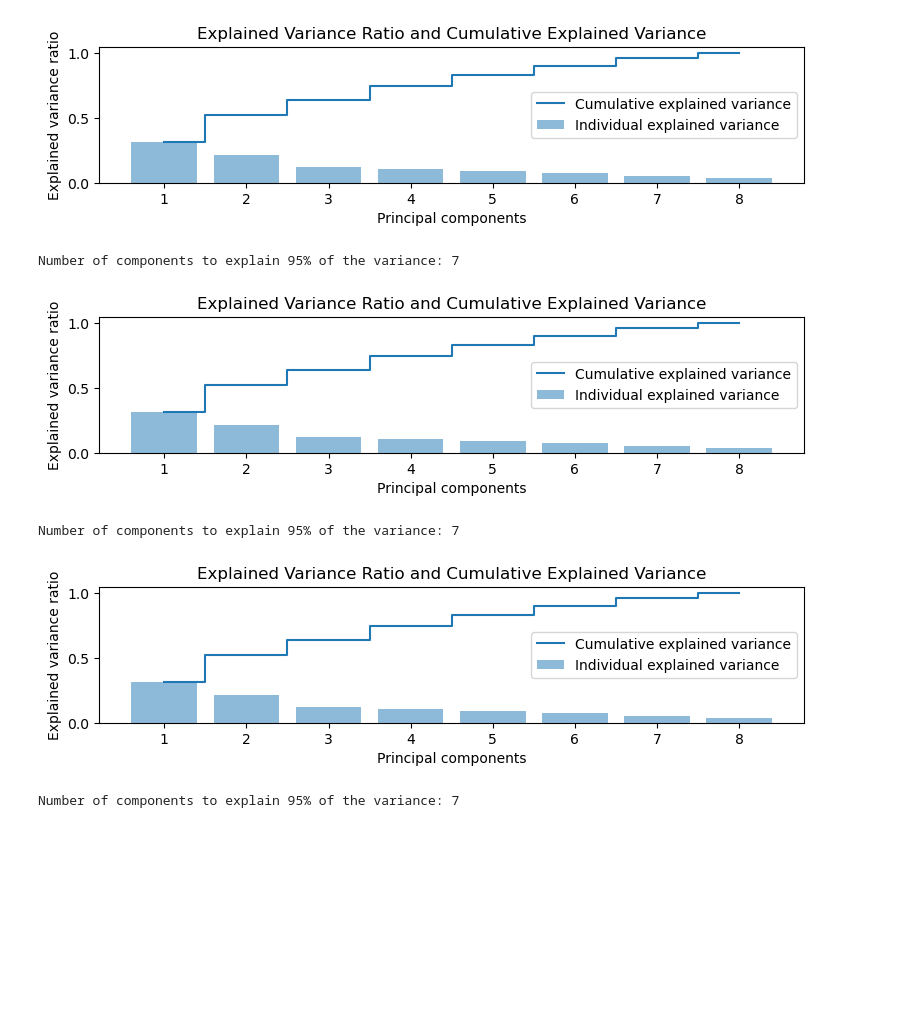
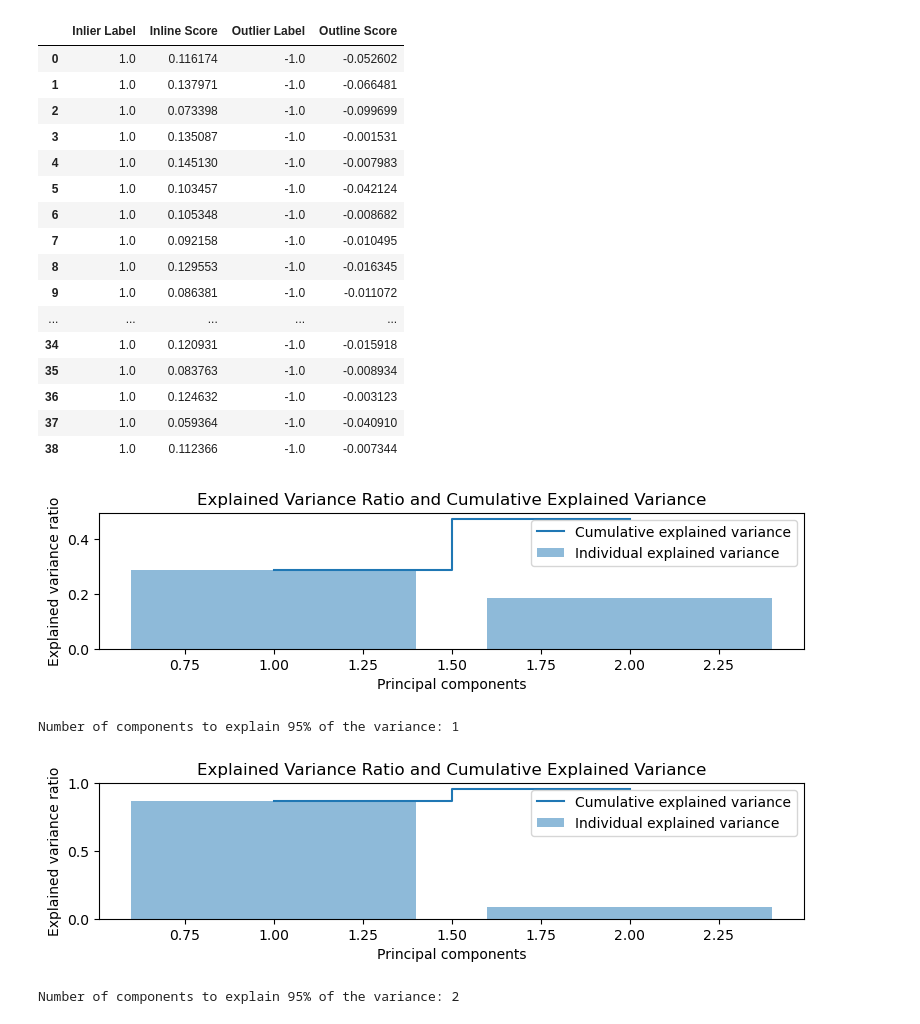
Before and after one commit to loseeu1094661/BMI-6015_Project, a Jupyter notebook: nathan_project_work_updated.ipynb, the cells around one changed output. Cells and saved outputs as stored; diff of their text form; code cells hidden in the pictures; blank space fills up the shorter version.

```diff
--- a/nathan_project_work_updated.ipynb
+++ b/nathan_project_work_updated.ipynb
@@ -62,0 +36,10 @@ class SimplePCA (BaseEstimator, TransformerMixin):
+# %%
+columns_replace= ['BloodPressure', 'Glucose', 'SkinThickness', 'Insulin', 'BMI'] #These columns should never have 0
+
+for column in columns_replace: #values in these column could not be zero we need to remove those
+    df[column] = df[column].replace(0,np.NaN)
+
+for column in columns_replace :
+   mean= int(df[column].mean(skipna=True))
+   df[column] = df[column].replace(np.NaN,mean)
+print((df == 0).sum()) #cleaned up
@@ -62,0 +57,10 @@ class SimplePCA (BaseEstimator, TransformerMixin):
+# %%
+###Feature Vectorization
+print(df.info()) #All data is already numerical or encoded properly
+
+print(df.describe().T) #Data has varying scales, we need to normalize it
+
+X, y = df.iloc[:,:-1], df.iloc[:, -1]
+
+# Scale the input features
+X_normal = StandardScaler().fit_transform(X)
@@ -63,34 +105,55 @@ class SimplePCA (BaseEstimator, TransformerMixin):
+# %%
+dfo = pd.DataFrame(dict(predicted_label=iforest.predict(X_normal), score=iforest.decision_function(X_normal)))
+outliers = dfo[dfo['predicted_label'] == -1].values
+inliers = dfo[dfo['predicted_label'] == 1].head(len(outliers)).values
+pd.DataFrame(np.concatenate([inliers, outliers], axis=1),
+             columns=['Inlier Label', 'Inline Score', 'Outlier Label', 'Outline Score'])
+# %% [output]
+|  | Inlier Label | Inline Score | Outlier Label | Outline Score |
+| 0 | 1.0 | 0.116174 | -1.0 | -0.052602 |
+| 1 | 1.0 | 0.137971 | -1.0 | -0.066481 |
+| 2 | 1.0 | 0.073398 | -1.0 | -0.099699 |
+| 3 | 1.0 | 0.135087 | -1.0 | -0.001531 |
+| 4 | 1.0 | 0.145130 | -1.0 | -0.007983 |
+| 5 | 1.0 | 0.103457 | -1.0 | -0.042124 |
+| 6 | 1.0 | 0.105348 | -1.0 | -0.008682 |
+| 7 | 1.0 | 0.092158 | -1.0 | -0.010495 |
+| 8 | 1.0 | 0.129553 | -1.0 | -0.016345 |
+| 9 | 1.0 | 0.086381 | -1.0 | -0.011072 |
+| ... | ... | ... | ... | ... |
+| 34 | 1.0 | 0.120931 | -1.0 | -0.015918 |
+| 35 | 1.0 | 0.083763 | -1.0 | -0.008934 |
+| 36 | 1.0 | 0.124632 | -1.0 | -0.003123 |
+| 37 | 1.0 | 0.059364 | -1.0 | -0.040910 |
+| 38 | 1.0 | 0.112366 | -1.0 | -0.007344 |
 # %%
-scratch_pca = SimplePCA(7).fit(X_normalized)
-pca_raw = PCA(n_components=7).fit(X)
-pca_normalized = PCA(n_components=7).fit(X_normalized)
+pca_normalized = PCA(n_components=2).fit(X_normal)
+pca_raw = PCA(n_components=2).fit(X)
 
-for i, pca in [(1, scratch_pca), (3, pca_normalized), (5, pca_raw)]:
+for i, pca in [(1, pca_normalized), (3, pca_raw)]:
 
-    explained_variance_ratio = scratch_pca.explained_variance_ratio_
+    explained_variance_ratio = pca.explained_variance_ratio_
     cumulative_explained_variance = np.cumsum(explained_variance_ratio)
 
     # Plot explained variance ratio
     plt.figure(figsize=(20, 6))
     plt.subplot(3, 2, i)
     plt.bar(range(1, len(explained_variance_ratio) + 1), explained_variance_ratio, alpha=0.5, align='center', label='Individual explained variance')
     plt.step(range(1, len(cumulative_explained_variance) + 1), cumulative_explained_variance, where='mid', label='Cumulative explained variance')
     plt.ylabel('Explained variance ratio')
     plt.xlabel('Principal components')
     plt.legend(loc='best')
     plt.title('Explained Variance Ratio and Cumulative Explained Variance')
     plt.show()
 
     # Determine the number of components to explain 95% of the variance
     n_components = np.argmax(cumulative_explained_variance >= 0.95) + 1
     print(f'Number of components to explain 95% of the variance: {n_components}')
 # %% [output]
-[figure, old version]
+[figure, new version]
-Number of components to explain 95% of the variance: 7
+Number of components to explain 95% of the variance: 1
-[figure, old version]
+[figure, new version]
-Number of components to explain 95% of the variance: 7
+Number of components to explain 95% of the variance: 2
-[figure, removed]
-Number of components to explain 95% of the variance: 7
 # %%
 fig = plt.figure(figsize=(20, 10))
 
```
Also changed, not shown: parts of 18 cells of this notebook.
